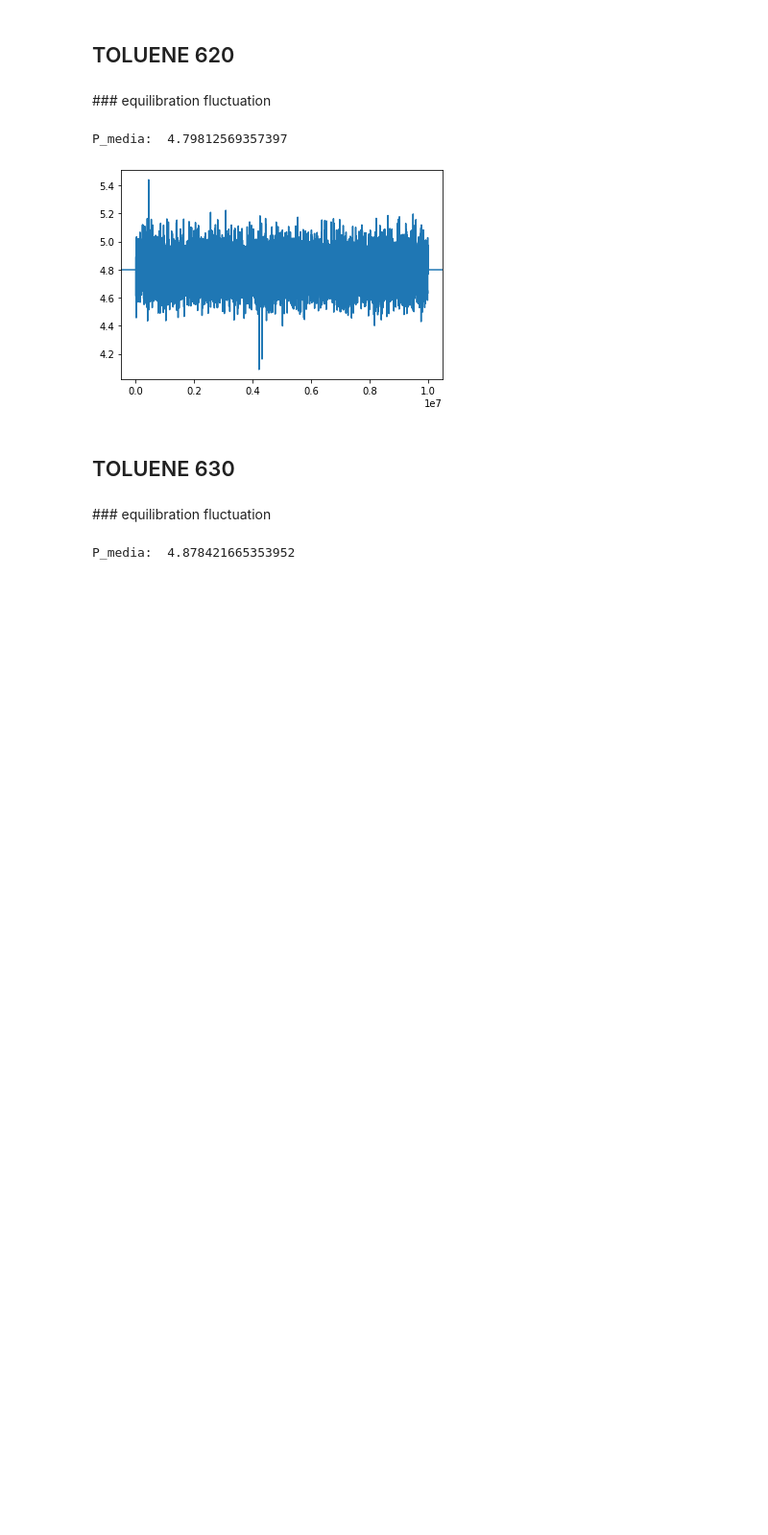
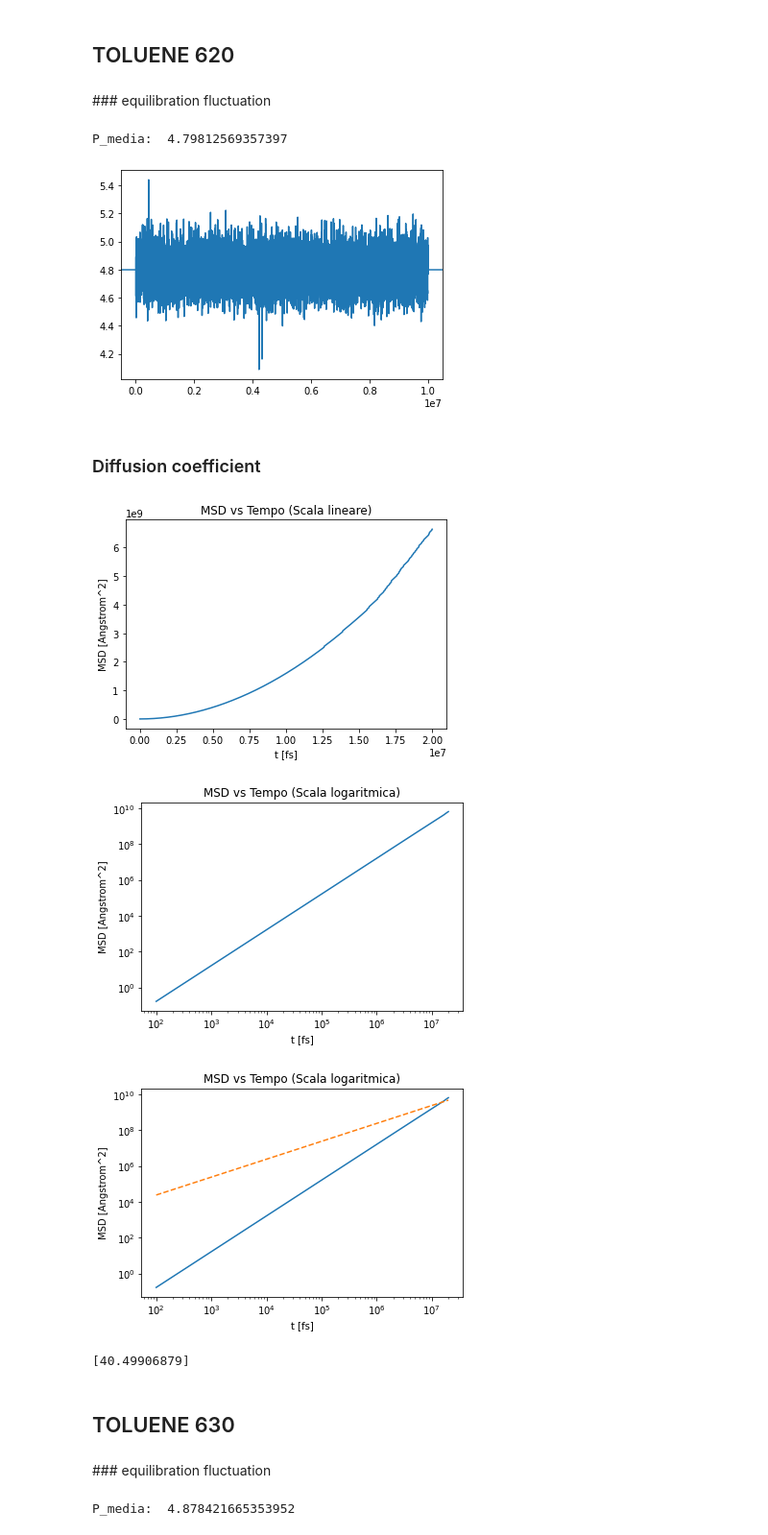
Before and after one commit to pm6022/labnotebooks, a Jupyter notebook: gruppo_7.ipynb, the cells around one changed output. Shown: that part at 96% size. Drawn from its saved outputs; the diff is of its cells as text; code cells hidden in the pictures; blank space fills up the shorter version.

```diff
--- a/gruppo_7.ipynb
+++ b/gruppo_7.ipynb
@@ -188,6 +348,45 @@ print('P_media: ', P_media)
 # %% [output]
 P_media:  4.79812569357397
 [figure]
+# %% [markdown]
+### Diffusion coefficient
+# %%
+import numpy as np
+import matplotlib.pyplot as plt
+from scipy.optimize import curve_fit
+
+MSD_file = np.genfromtxt('/content/gruppo_7/TOLUENE 620/msd_620.dat', delimiter=' ')
+time = MSD_file[:, 0]
+msd = MSD_file[:, 1]
+plt.figure(1)
+plt.xlabel("t [fs]")
+plt.ylabel("MSD [Angstrom^2]")
+plt.title("MSD vs Tempo (Scala lineare)")
+plt.plot(time,msd)
+
+plt.figure(2)
+plt.loglog(time,msd)
+plt.xlabel("t [fs]")
+plt.ylabel("MSD [Angstrom^2]")
+plt.title("MSD vs Tempo (Scala logaritmica)")
+
+def linea_retta(t,D_620):
+  return 6*D_620*t
+
+D_620, err = curve_fit(linea_retta,time,msd)
+plt.figure(3)
+plt.loglog(time,msd)
+plt.loglog(time,linea_retta(time,D_620), '--')
+plt.xlabel("t [fs]")
+plt.ylabel("MSD [Angstrom^2]")
+plt.title("MSD vs Tempo (Scala logaritmica)")
+plt.show()
+print(D_620)
+# %% [output]
+[figure, added]
+[figure, added]
+[figure, added]
+[40.49906879]
 # %% [markdown]
 ## TOLUENE 630
 # %% [markdown]
```
Also changed, not shown: parts of 13 cells of this notebook.
